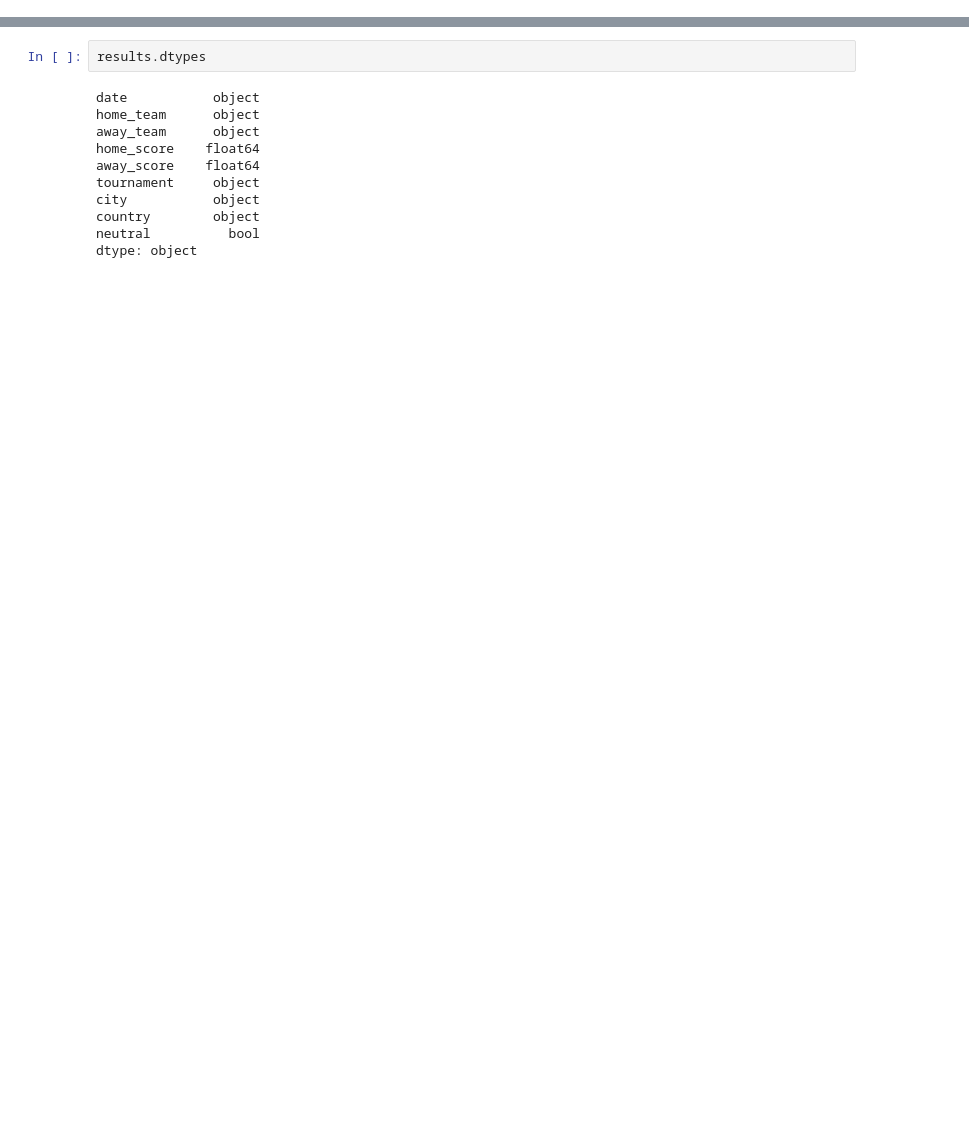
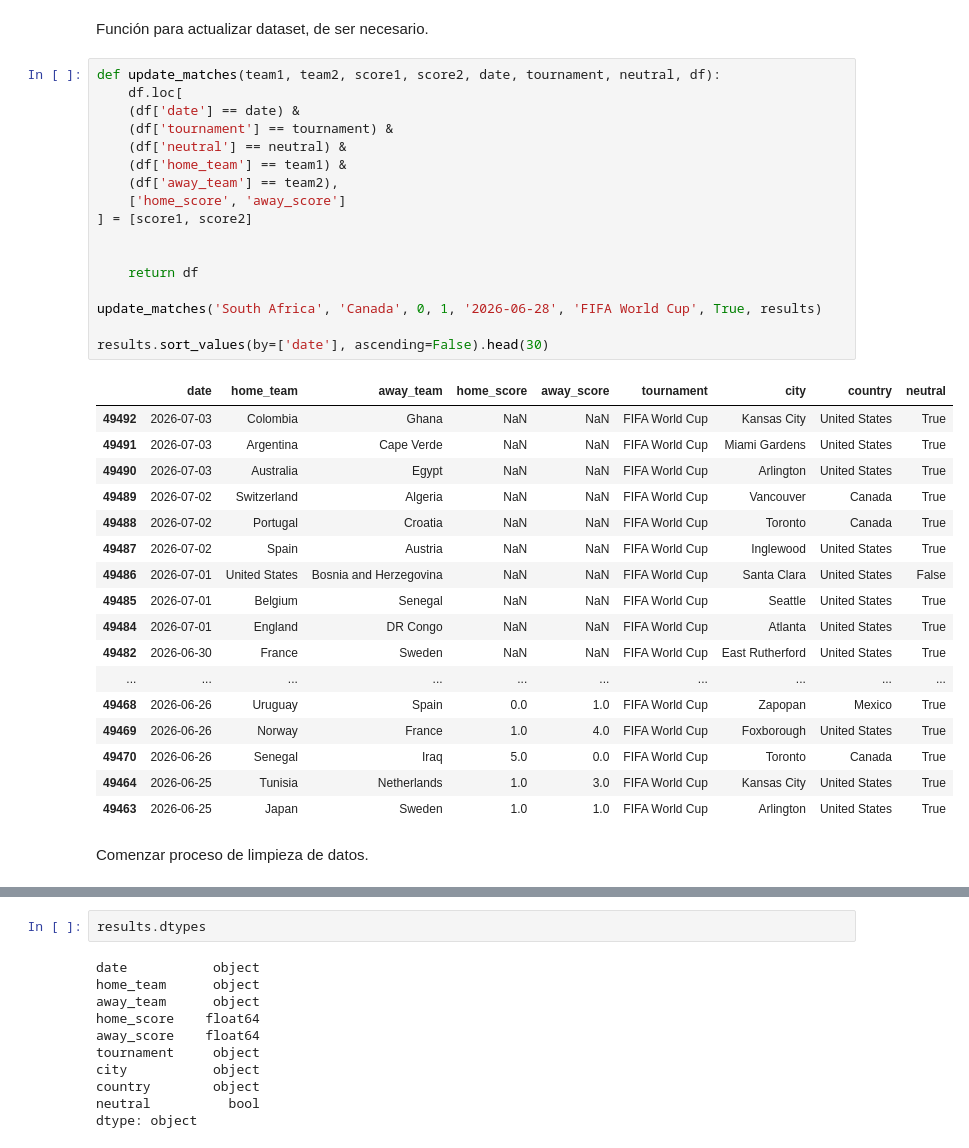
Before and after one commit to federambo/prode-app, a Jupyter notebook: notebooks/nb.ipynb, the cells around one changed output, grey strips where cells are left out. Drawn from its saved outputs; the diff is of its cells as text; blank space fills up the shorter version.

```diff
--- a/notebooks/nb.ipynb
+++ b/notebooks/nb.ipynb
@@ -21,3 +33,42 @@ print(sklearn.__version__)
+# %% [markdown]
+Función para actualizar dataset, de ser necesario.
+# %%
+def update_matches(team1, team2, score1, score2, date, tournament, neutral, df):
+    df.loc[
+    (df['date'] == date) &
+    (df['tournament'] == tournament) &
+    (df['neutral'] == neutral) &
+    (df['home_team'] == team1) &
+    (df['away_team'] == team2),
+    ['home_score', 'away_score']
+] = [score1, score2]
+
+
+    return df
+
+update_matches('South Africa', 'Canada', 0, 1, '2026-06-28', 'FIFA World Cup', True, results)
+
+results.sort_values(by=['date'], ascending=False).head(30)
+# %% [output]
+|  | date | home_team | away_team | home_score | away_score | tournament | city | country | neutral |
+| 49492 | 2026-07-03 | Colombia | Ghana | NaN | NaN | FIFA World Cup | Kansas City | United States | True |
+| 49491 | 2026-07-03 | Argentina | Cape Verde | NaN | NaN | FIFA World Cup | Miami Gardens | United States | True |
+| 49490 | 2026-07-03 | Australia | Egypt | NaN | NaN | FIFA World Cup | Arlington | United States | True |
+| 49489 | 2026-07-02 | Switzerland | Algeria | NaN | NaN | FIFA World Cup | Vancouver | Canada | True |
+| 49488 | 2026-07-02 | Portugal | Croatia | NaN | NaN | FIFA World Cup | Toronto | Canada | True |
+| 49487 | 2026-07-02 | Spain | Austria | NaN | NaN | FIFA World Cup | Inglewood | United States | True |
+| 49486 | 2026-07-01 | United States | Bosnia and Herzegovina | NaN | NaN | FIFA World Cup | Santa Clara | United States | False |
+| 49485 | 2026-07-01 | Belgium | Senegal | NaN | NaN | FIFA World Cup | Seattle | United States | True |
+| 49484 | 2026-07-01 | England | DR Congo | NaN | NaN | FIFA World Cup | Atlanta | United States | True |
+| 49482 | 2026-06-30 | France | Sweden | NaN | NaN | FIFA World Cup | East Rutherford | United States | True |
+| ... | ... | ... | ... | ... | ... | ... | ... | ... | ... |
+| 49468 | 2026-06-26 | Uruguay | Spain | 0.0 | 1.0 | FIFA World Cup | Zapopan | Mexico | True |
+| 49469 | 2026-06-26 | Norway | France | 1.0 | 4.0 | FIFA World Cup | Foxborough | United States | True |
+| 49470 | 2026-06-26 | Senegal | Iraq | 5.0 | 0.0 | FIFA World Cup | Toronto | Canada | True |
+| 49464 | 2026-06-25 | Tunisia | Netherlands | 1.0 | 3.0 | FIFA World Cup | Kansas City | United States | True |
+| 49463 | 2026-06-25 | Japan | Sweden | 1.0 | 1.0 | FIFA World Cup | Arlington | United States | True |
+# %% [markdown]
+Comenzar proceso de limpieza de datos.
 # %%
 results.count()
 # %% [output]
```
Also changed, not shown: parts of 30 cells of this notebook, 8 other files.
